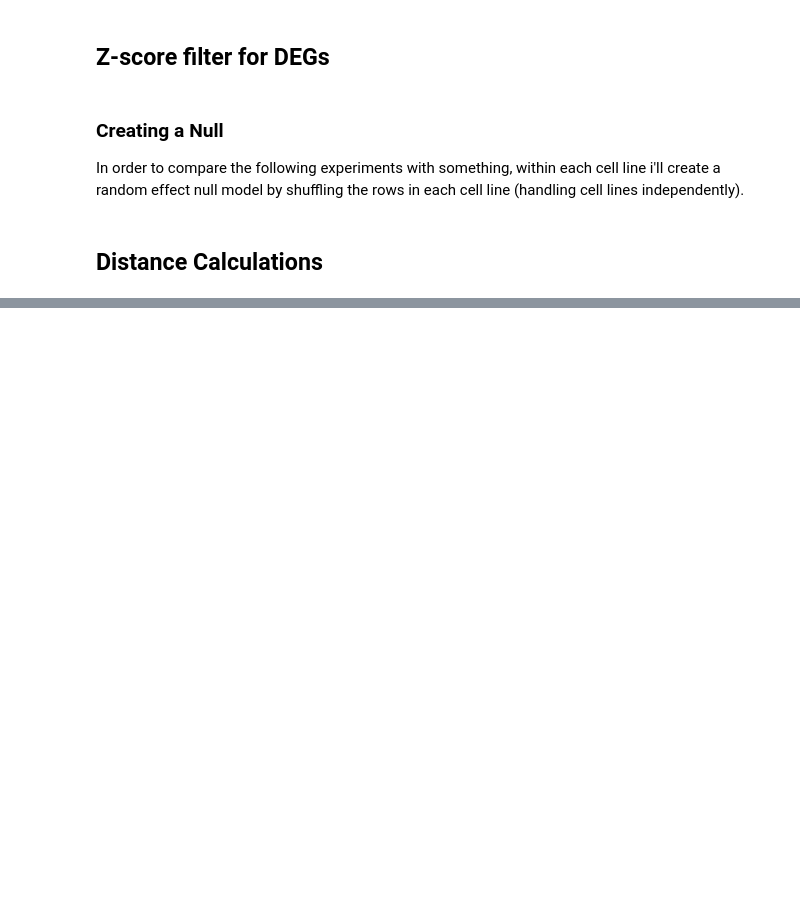
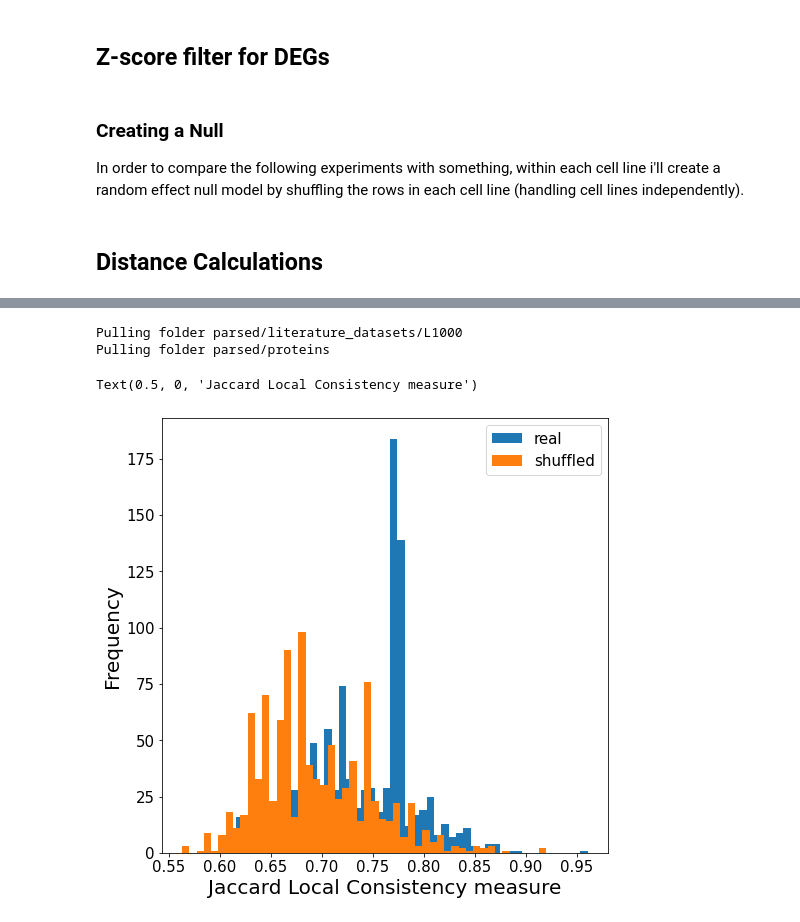
Before and after one commit to RelationRx/ds-ada-phenotype, a Jupyter notebook: LINCS_EDA_DEGs.ipynb, the cells around one changed output, grey strips where cells are left out. Saved outputs shown, nothing was run; the diff lists cells and outputs as text; code cells hidden in the pictures; blank space fills up the shorter version.

```diff
--- a/LINCS_EDA_DEGs.ipynb
+++ b/LINCS_EDA_DEGs.ipynb
@@ -124,14 +77,0 @@ ax.legend(prop = {'size':15})
-# %%
-v = {name: [] for name in ['real','shuffled']}
-for pthresh in np.logspace(-10,1,100):
-    for name in ['real','shuffled']:
-        v[name].append(np.sum(np.sum(np.sum(arr[name]<pthresh, axis = 0)>3, axis = 1)>0))
-# %%
-fig, ax = plt.subplots(1, figsize = (8,8))
-for name in ['real','shuffled']:
-    ax.plot(np.logspace(-10,1,100),v[name], label = name)
-ax.set_xscale('log')
-ax.legend(prop = {'size':15})
-ax.tick_params(labelsize = 15)
-ax.set_xlabel("p-value threshold\n(Fisher's Exact Test between DEGs)", size = 20)
-ax.set_ylabel("# of KOs with at least 1 consistent\n(>3 cell lines) neighbour", size = 20)
@@ -140,0 +93,30 @@ Text(0, 0.5, '# of KOs with at least 1 consistent\n(>3 cell lines) neighbour')
+# %%
+#For the full dataset this could take some time so i'll load up some cut down data
+num_KOs = 1000
+lincs_cut, lincs_genes_cut, _ = get_lincs()
+lincs_cut, lincs_genes_cut = lincs_cut[:num_KOs,:,:], lincs_genes_cut[:num_KOs]
+
+lincs_cut_shuffled = np.copy(lincs_cut)
+for cell_line in np.arange(lincs_cut.shape[-1]):
+    order = np.arange(lincs_cut.shape[0])
+    np.random.shuffle(order)
+    lincs_cut_shuffled[:,:,cell_line] = lincs_cut[order,:,cell_line]
+# %% [output]
+Pulling folder parsed/literature_datasets/L1000
+Pulling folder parsed/proteins
+# %%
+lincs_jaccard_consistency = {}
+lincs_jaccard_consistency['real'] = get_consistency(lincs_cut, f = 0.8, minpartners=1, metric = 'jaccard')
+lincs_jaccard_consistency['shuffled'] = get_consistency(lincs_cut_shuffled, f = 0.8, minpartners=1, metric = 'jaccard')
+# %%
+fig, ax = plt.subplots(1, figsize = (8,8))
+
+for name in ['real','shuffled']:
+    ax.hist(lincs_jaccard_consistency[name], bins = 50, label = name)
+ax.legend(prop = {'size': 15})
+ax.tick_params(labelsize = 15)
+ax.set_ylabel("Frequency", size = 20)
+ax.set_xlabel("Jaccard Local Consistency measure", size = 20)
+# %% [output]
+Text(0.5, 0, 'Jaccard Local Consistency measure')
+[figure, added]
```
Also changed, not shown: parts of 12 cells of this notebook, 1 other file.
